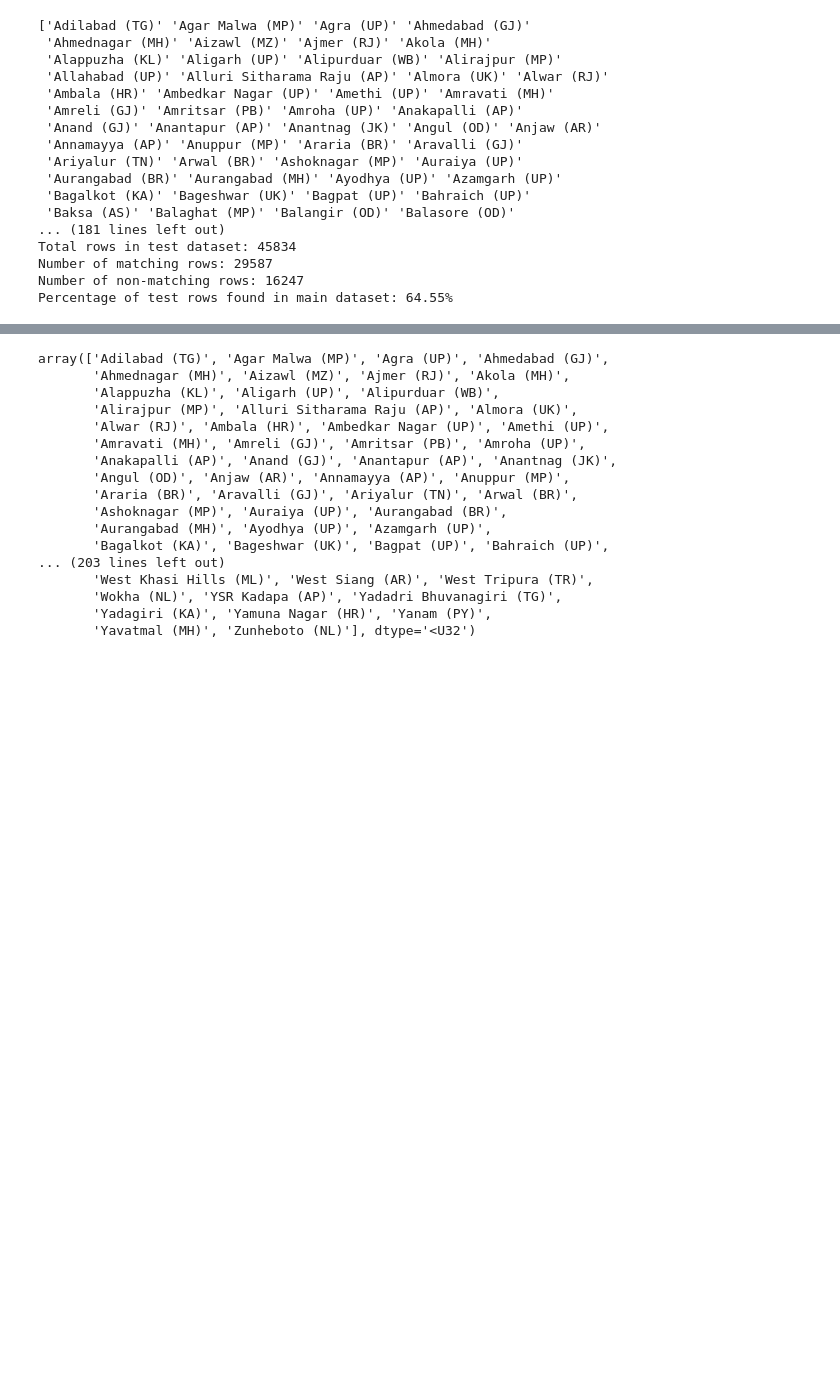
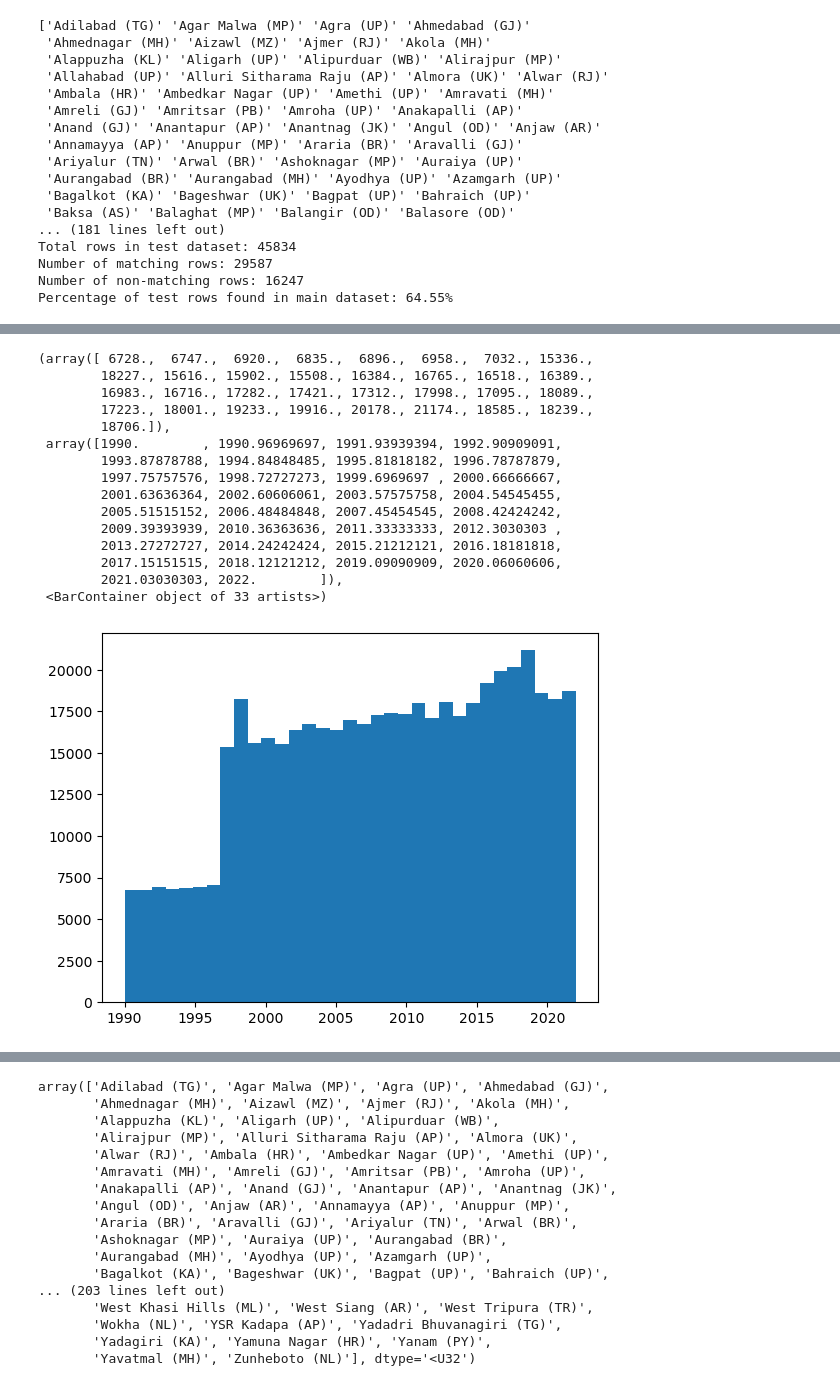
Before and after one commit to michaelmfoley/india_hybrid_methodology, a Jupyter notebook: mike/india_crop_combine_general.ipynb, the cells around one changed output, grey strips where cells are left out. Cells and saved outputs as stored; diff of their text form; code cells hidden in the pictures; blank space fills up the shorter version.

```diff
--- a/mike/india_crop_combine_general.ipynb
+++ b/mike/india_crop_combine_general.ipynb
@@ -681,3 +800,23 @@ plt.hist(old_df['Year'], bins=20)
+# %%
+bin_num = np.max(new_df['Year']) - np.min(new_df['Year']) + 1
+plt.hist(new_df['Year'], bins=bin_num)
+# %% [output]
+(array([ 6728.,  6747.,  6920.,  6835.,  6896.,  6958.,  7032., 15336.,
+        18227., 15616., 15902., 15508., 16384., 16765., 16518., 16389.,
+        16983., 16716., 17282., 17421., 17312., 17998., 17095., 18089.,
+        17223., 18001., 19233., 19916., 20178., 21174., 18585., 18239.,
+        18706.]),
+ array([1990.        , 1990.96969697, 1991.93939394, 1992.90909091,
+        1993.87878788, 1994.84848485, 1995.81818182, 1996.78787879,
+        1997.75757576, 1998.72727273, 1999.6969697 , 2000.66666667,
+        2001.63636364, 2002.60606061, 2003.57575758, 2004.54545455,
+        2005.51515152, 2006.48484848, 2007.45454545, 2008.42424242,
+        2009.39393939, 2010.36363636, 2011.33333333, 2012.3030303 ,
+        2013.27272727, 2014.24242424, 2015.21212121, 2016.18181818,
+        2017.15151515, 2018.12121212, 2019.09090909, 2020.06060606,
+        2021.03030303, 2022.        ]),
+ <BarContainer object of 33 artists>)
+[figure, added]
 # %%
 new_names = new_df[new_df['Year'] == 2022]['Admin 2'].unique().astype(str)
 old_names = old_df[old_df['Year'] == 2022]['Admin 2'].unique().astype(str)
```
Also changed, not shown: parts of 26 cells of this notebook, 10 other files.
